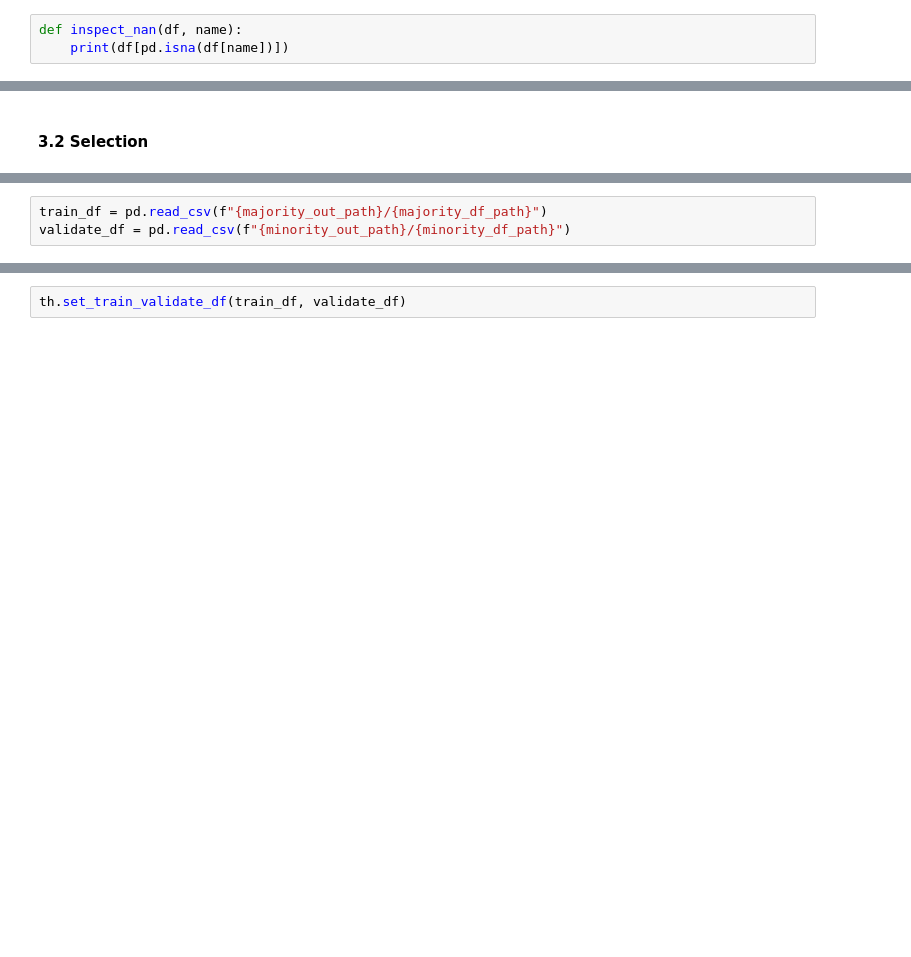
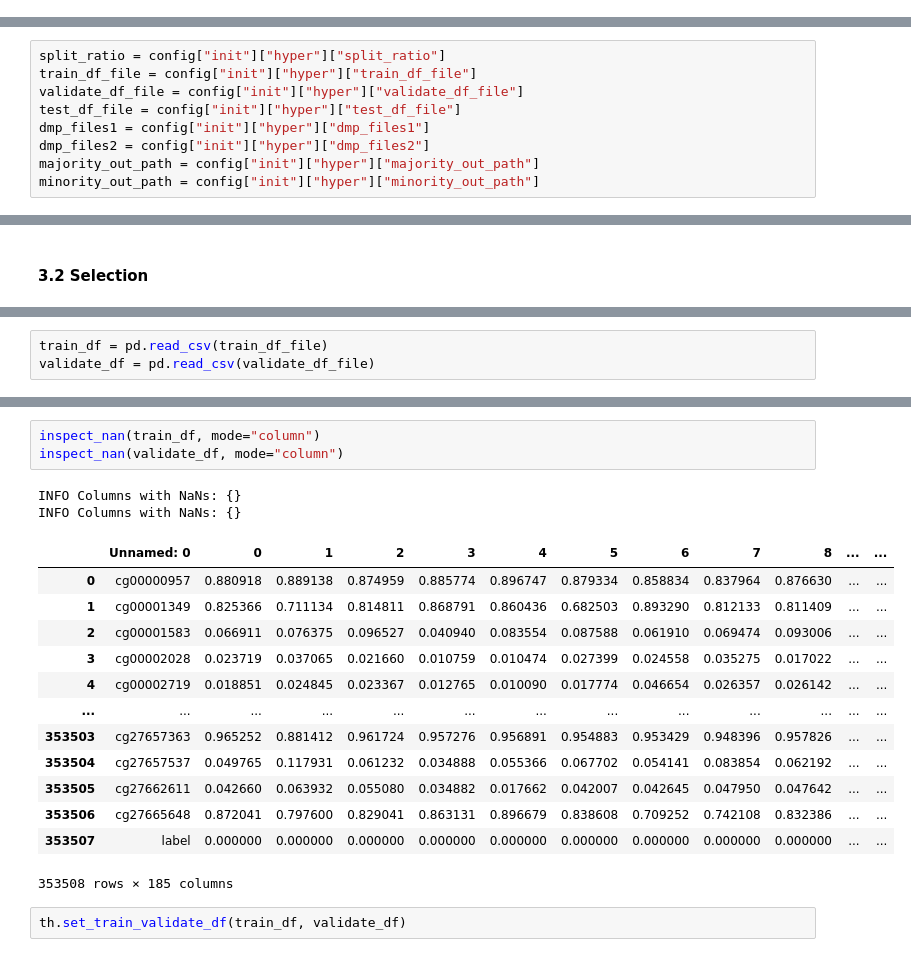
Before and after one commit to BioTechCo/main_project, a Jupyter notebook: notebooks/orange_pipeline_orchestrator.ipynb, the cells around one changed output, grey strips where cells are left out. Drawn from its saved outputs; the diff is of its cells as text; blank space fills up the shorter version.

```diff
--- a/notebooks/orange_pipeline_orchestrator.ipynb
+++ b/notebooks/orange_pipeline_orchestrator.ipynb
@@ -14,6 +9,3 @@ rectal
 TYPE = input("Enter the type of the config file: ")
 CONFIG_PATH = f"../config/{TYPE}.toml"
 config = load_config(CONFIG_PATH)
-# %%
-def inspect_nan(df, name):
-    print(df[pd.isna(df[name])])
@@ -265,0 +12,9 @@ utils.run_upload_with_separate_thread(service, directory, zip_filename)
+# %%
+split_ratio = config["init"]["hyper"]["split_ratio"]
+train_df_file = config["init"]["hyper"]["train_df_file"]
+validate_df_file = config["init"]["hyper"]["validate_df_file"]
+test_df_file = config["init"]["hyper"]["test_df_file"]
+dmp_files1 = config["init"]["hyper"]["dmp_files1"]
+dmp_files2 = config["init"]["hyper"]["dmp_files2"]
+majority_out_path = config["init"]["hyper"]["majority_out_path"]
+minority_out_path = config["init"]["hyper"]["minority_out_path"]
@@ -588,3 +407,3 @@ th = TrainHelper(TSS_threshold)
 # %%
-train_df = pd.read_csv(f"{majority_out_path}/{majority_df_path}")
-validate_df = pd.read_csv(f"{minority_out_path}/{minority_df_path}")
+train_df = pd.read_csv(train_df_file)
+validate_df = pd.read_csv(validate_df_file)
@@ -591,3 +414,22 @@ validate_df = pd.read_csv(f"{minority_out_path}/{minority_df_path}")
+# %%
+inspect_nan(train_df, mode="column")
+inspect_nan(validate_df, mode="column")
+# %% [output]
+INFO Columns with NaNs: {}
+INFO Columns with NaNs: {}
+|  | Unnamed: 0 | 0 | 1 | 2 | 3 | 4 | 5 | 6 | 7 | 8 | ... | ... |
+| 0 | cg00000957 | 0.880918 | 0.889138 | 0.874959 | 0.885774 | 0.896747 | 0.879334 | 0.858834 | 0.837964 | 0.876630 | ... | ... |
+| 1 | cg00001349 | 0.825366 | 0.711134 | 0.814811 | 0.868791 | 0.860436 | 0.682503 | 0.893290 | 0.812133 | 0.811409 | ... | ... |
+| 2 | cg00001583 | 0.066911 | 0.076375 | 0.096527 | 0.040940 | 0.083554 | 0.087588 | 0.061910 | 0.069474 | 0.093006 | ... | ... |
+| 3 | cg00002028 | 0.023719 | 0.037065 | 0.021660 | 0.010759 | 0.010474 | 0.027399 | 0.024558 | 0.035275 | 0.017022 | ... | ... |
+| 4 | cg00002719 | 0.018851 | 0.024845 | 0.023367 | 0.012765 | 0.010090 | 0.017774 | 0.046654 | 0.026357 | 0.026142 | ... | ... |
+| ... | ... | ... | ... | ... | ... | ... | ... | ... | ... | ... | ... | ... |
+| 353503 | cg27657363 | 0.965252 | 0.881412 | 0.961724 | 0.957276 | 0.956891 | 0.954883 | 0.953429 | 0.948396 | 0.957826 | ... | ... |
+| 353504 | cg27657537 | 0.049765 | 0.117931 | 0.061232 | 0.034888 | 0.055366 | 0.067702 | 0.054141 | 0.083854 | 0.062192 | ... | ... |
+| 353505 | cg27662611 | 0.042660 | 0.063932 | 0.055080 | 0.034882 | 0.017662 | 0.042007 | 0.042645 | 0.047950 | 0.047642 | ... | ... |
+| 353506 | cg27665648 | 0.872041 | 0.797600 | 0.829041 | 0.863131 | 0.896679 | 0.838608 | 0.709252 | 0.742108 | 0.832386 | ... | ... |
+| 353507 | label | 0.000000 | 0.000000 | 0.000000 | 0.000000 | 0.000000 | 0.000000 | 0.000000 | 0.000000 | 0.000000 | ... | ... |
+353508 rows × 185 columns
 # %%
 th.set_train_validate_df(train_df, validate_df)
 # %%
```
Also changed, not shown: parts of 139 cells of this notebook, 9 other files.
